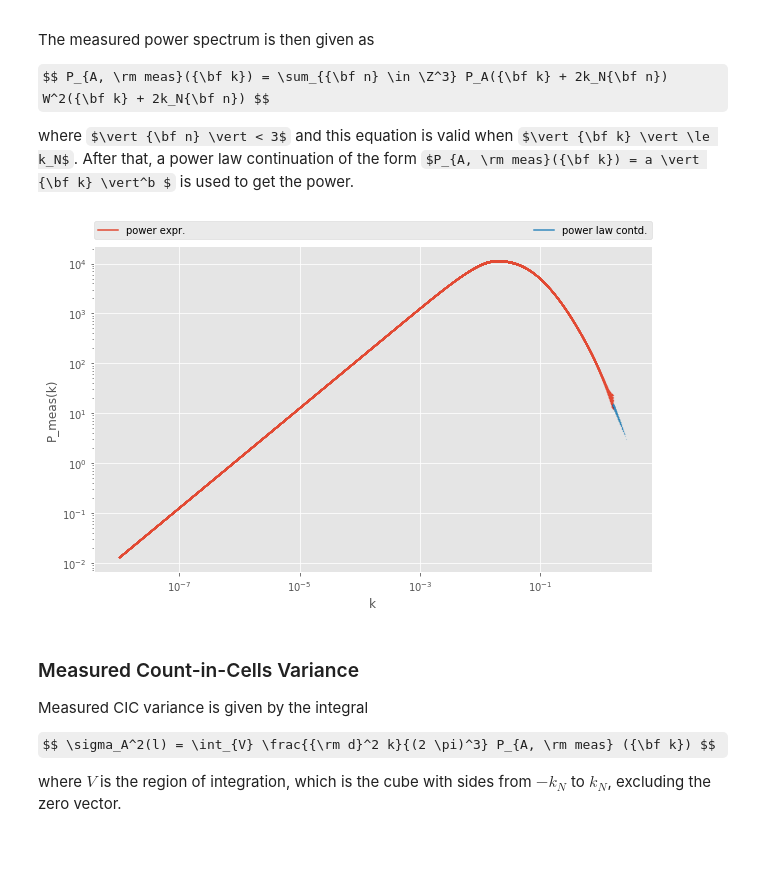
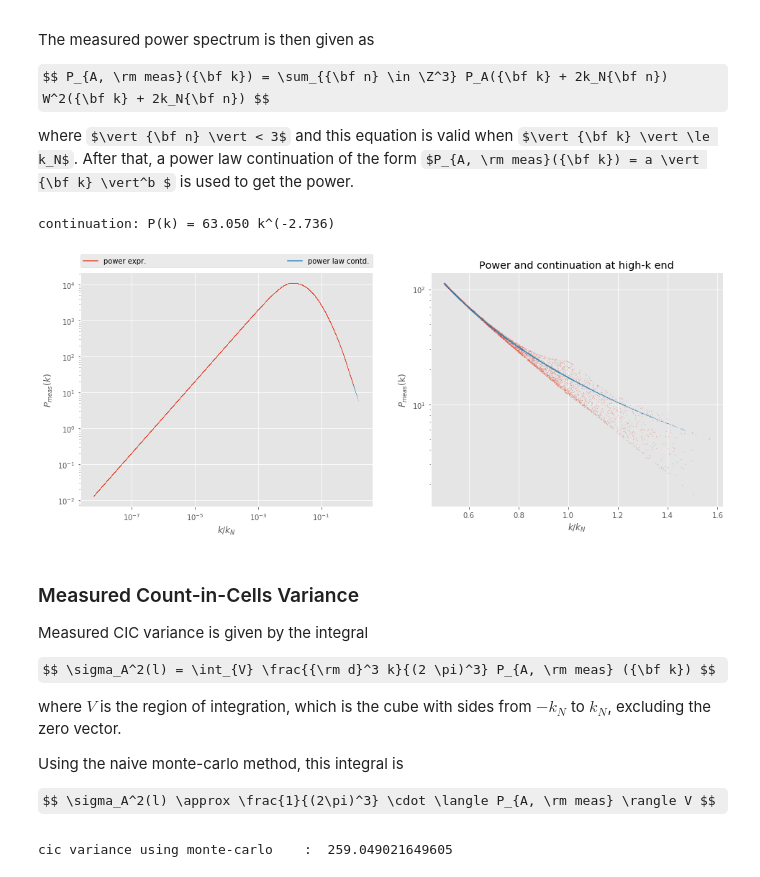
Before and after one commit to msssivadas10/cic_tests, a Jupyter notebook: test3.ipynb, the cells around one changed output. Drawn from its saved outputs; the diff is of its cells as text; code cells hidden in the pictures; some formulas as TeX source; blank space fills up the shorter version.

```diff
--- a/test3.ipynb
+++ b/test3.ipynb
@@ -336,17 +335,24 @@ class measpower:
                                         )
         return measpower
 
-    def getContinuation(self, npoints: int = 100_000) -> None:
+    def getContinuation(self, npoints: int = 100_000, __use_scipy: bool = False) -> None:
         """ get the power law continuation. """
-        # generate some points in log(k)-log(pk) plane for 0.8kn < k < kn:
-        lnk        = np.random.uniform(np.log(0.8 * self.kn), np.log(self.kn), npoints)
+        # generate some points in log(k)-log(pk) plane:
+        # NOTE: using the 50-70% of the kn for finding the continuation and using the
+        # continuation when k > 60% of kn. equation is valid upto k < kn.
+        lnk        = np.random.uniform(np.log(0.5), np.log(0.7), npoints) + np.log(self.kn)
         theta      = np.random.uniform(0.0,   np.pi, npoints)
         phi        = np.random.uniform(0.0, 2*np.pi, npoints)
         kx, ky, kz = np.exp(lnk) * np.array([np.sin(theta) * np.cos(phi), np.sin(theta) * np.sin(phi), np.cos(theta)])
         lnpm       = np.log(self.powerInsideSphere(kx, ky, kz))
 
         # find the linear regression lnpm ~ lna + b * lnk
-        b, lna, rval, pval, stderr = linregress(lnk, lnpm)
+        if __use_scipy:
+            from scipy.stats import linregress
+
+            b, lna, rval, pval, stderr = linregress(lnk, lnpm) # using scypy.stats.linregress
+        else:
+            b, lna = np.polyfit(lnk, lnpm, deg = 1) # using numpy.polyfit
 
         self.a, self.b = np.exp(lna), b
 
@@ -358,7 +364,7 @@ class measpower:
         """ measured power spectrum with continuation. """
         kx, ky, kz = np.asarray(kx), np.asarray(ky), np.asarray(kz)
         out        = np.sqrt(kx**2 + ky**2 + kz**2) # k, overwritten by p values
-        mask       = (out <= self.kn)
+        mask       = (out <= self.kn * 0.6)
         out[~mask] = self.powerOutsideSphere(out[~mask])
         out[mask]  = self.powerInsideSphere(kx[mask], ky[mask], kz[mask])
         return out
@@ -370,47 +376,68 @@ def drawMeasuredPowerVariance():
     # generate some random k-vectors:
     npoints    = 1_000_00
     kx         = np.random.uniform(-8, np.log10(np.sqrt(3) * mp.kn), npoints) # k, over-written by kx
     ky         = np.random.uniform(0.0,   np.pi, npoints)                     # theta, over-written by ky
     kz         = np.random.uniform(0.0, 2*np.pi, npoints)                     # phi, over-written by kz
     kx, ky, kz = 10**kx * np.array([np.sin(ky) * np.cos(kz), np.sin(ky) * np.sin(kz), np.cos(ky)])
 
     # restrict k-vectors to inside the cube:
-    mask       = (-mp.kn <= kx) & (kx <= mp.kn) & (-mp.kn <= ky) & (ky <= mp.kn) & (-mp.kn <= kz) & (kz <= mp.kn)
-    kx         = kx[mask]
-    ky         = ky[mask]
-    kz         = kz[mask]
+    mask       = (
+                    (-mp.kn <= kx) & (kx <= mp.kn) & # in x-range [-kn, kn]
+                    (-mp.kn <= ky) & (ky <= mp.kn) & # in y-range [-kn, kn]
+                    (-mp.kn <= kz) & (kz <= mp.kn)   # in z-range [-kn, kn]
+                 )
+    kx, ky, kz = kx[mask], ky[mask], kz[mask]
 
     # get power:
     k          = np.sqrt(kx**2 + ky**2 + kz**2)
     pk         = mp.measuredPowerSpectrum(kx, ky, kz)
+    pk_inside  = mp.powerInsideSphere(kx, ky, kz)       # power inside kn radius
+    pk_outside = mp.powerOutsideSphere(k)               # ... outside kn radius
 
-    fig, ax1 = plt.subplots(1, 1, figsize = (10, 6))
+    print("continuation: P(k) = {a:.3f} k^({b:+.3f})".format(a = mp.a, b = mp.b))
+
+    fig, (ax1, ax2) = plt.subplots(1, 2, figsize = (16, 6))
 
     ax1.loglog()
 
     mask = (k <= mp.kn)
     ax1.plot([], [], '-', color = 'C0', label = 'power expr.')
     ax1.plot([], [], '-', color = 'C1', label = 'power law contd.')
-    ax1.plot(k[ mask], pk[ mask], 'o', ms = 0.1, color = 'C0', )
-    ax1.plot(k[~mask], pk[~mask], 'o', ms = 0.1, color = 'C1', )
+    ax1.plot(k[ mask] / mp.kn, pk[ mask], 'o', ms = 0.01, color = 'C0', )
+    ax1.plot(k[~mask] / mp.kn, pk[~mask], 'o', ms = 0.01, color = 'C1', )
 
-    ax1.set_xlabel('k'); ax1.set_ylabel('P_meas(k)')
+    ax1.set_xlabel('$k/k_N$'); ax1.set_ylabel('$P_{meas}(k)$')
     ax1.legend(
                 bbox_to_anchor = (0., 1.02, 1., .102), loc = 'lower left',
                 ncol = 2, mode = "expand", borderaxespad = 0.
               )
 
+    # drawing the large-k end:
+    ax2.semilogy()
+
+    mask = (k > mp.kn * 0.5)
+    ax2.plot(k[mask] / mp.kn, pk_inside[mask], 'o', ms = 0.1, color = 'C0', )
+    ax2.plot(k[mask] / mp.kn, pk_outside[mask], 'o', ms = 0.1, color = 'C1', )
+
+    ax2.set_xlabel('$k/k_N$'); ax2.set_ylabel('$P_{meas}$(k)')
+    ax2.set_title("Power and continuation at high-k end")
+
     plt.show()
 
 
 drawMeasuredPowerVariance()
 # %% [output]
+continuation: P(k) = 63.050 k^(-2.736)
-[figure, old version]
+[figure, new version]
 # %% [markdown]
 ### Measured Count-in-Cells Variance
 
 Measured CIC variance is given by the integral
 
-$$ \sigma_A^2(l) = \int_{V} \frac{{\rm d}^2 k}{(2 \pi)^3} P_{A, \rm meas} ({\bf k}) $$
+$$ \sigma_A^2(l) = \int_{V} \frac{{\rm d}^3 k}{(2 \pi)^3} P_{A, \rm meas} ({\bf k}) $$
 
 where $V$ is the region of integration, which is the cube with sides from $-k_N$ to $k_N$, excluding the zero vector.
+
+Using the naive monte-carlo method, this integral is
+
+$$ \sigma_A^2(l) \approx \frac{1}{(2\pi)^3} \cdot \langle P_{A, \rm meas} \rangle V $$
@@ -416,0 +482,9 @@ where $V$ is the region of integration, which is the cube with sides from $-k_N$
+# %%
+mp = measpower(1.95, c) # for cell size = 1.95 Mpc/h
+
+
+print("cic variance using monte-carlo    : ", test_cicVariance(mp))
+
+print("cic variance using 3d simpson rule (501^3 points): ", test_cicVariance(mp, 501, 'simps') )
+# %% [output]
+cic variance using monte-carlo    :  259.049021649605
```
Also changed, not shown: parts of 2 cells of this notebook.
